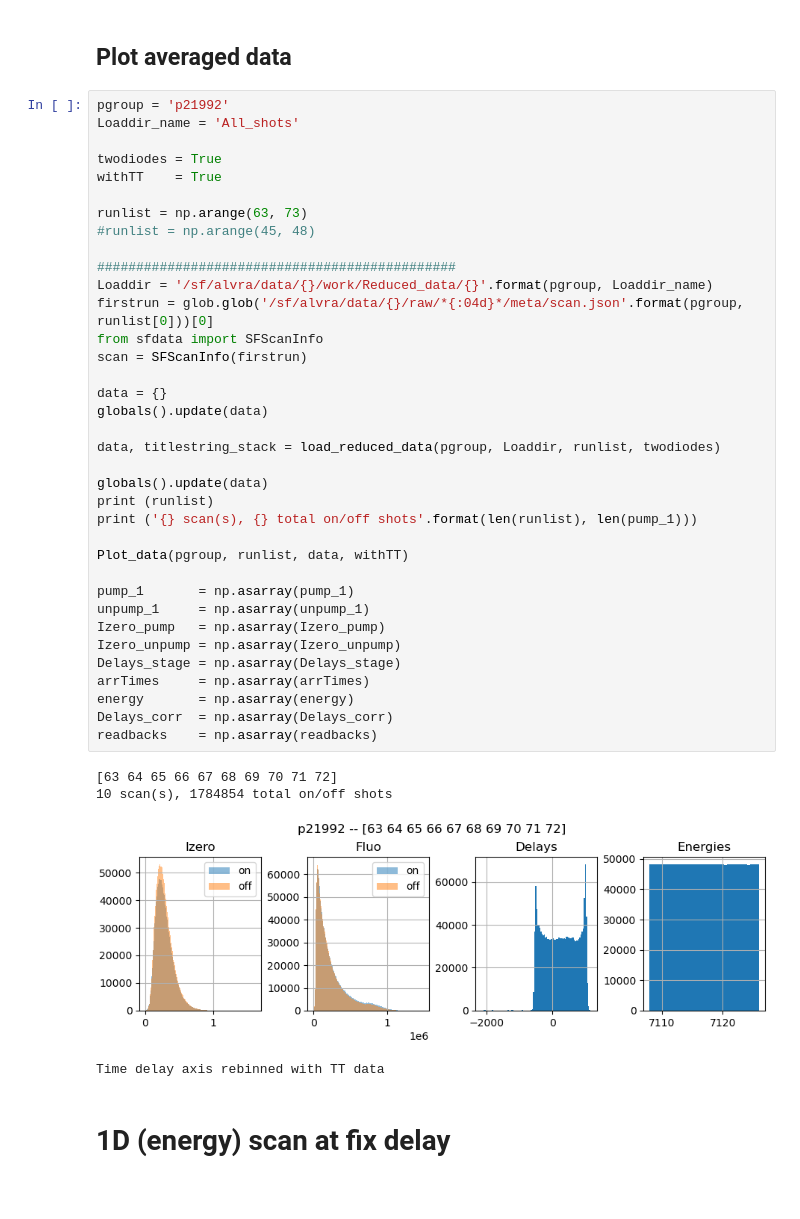
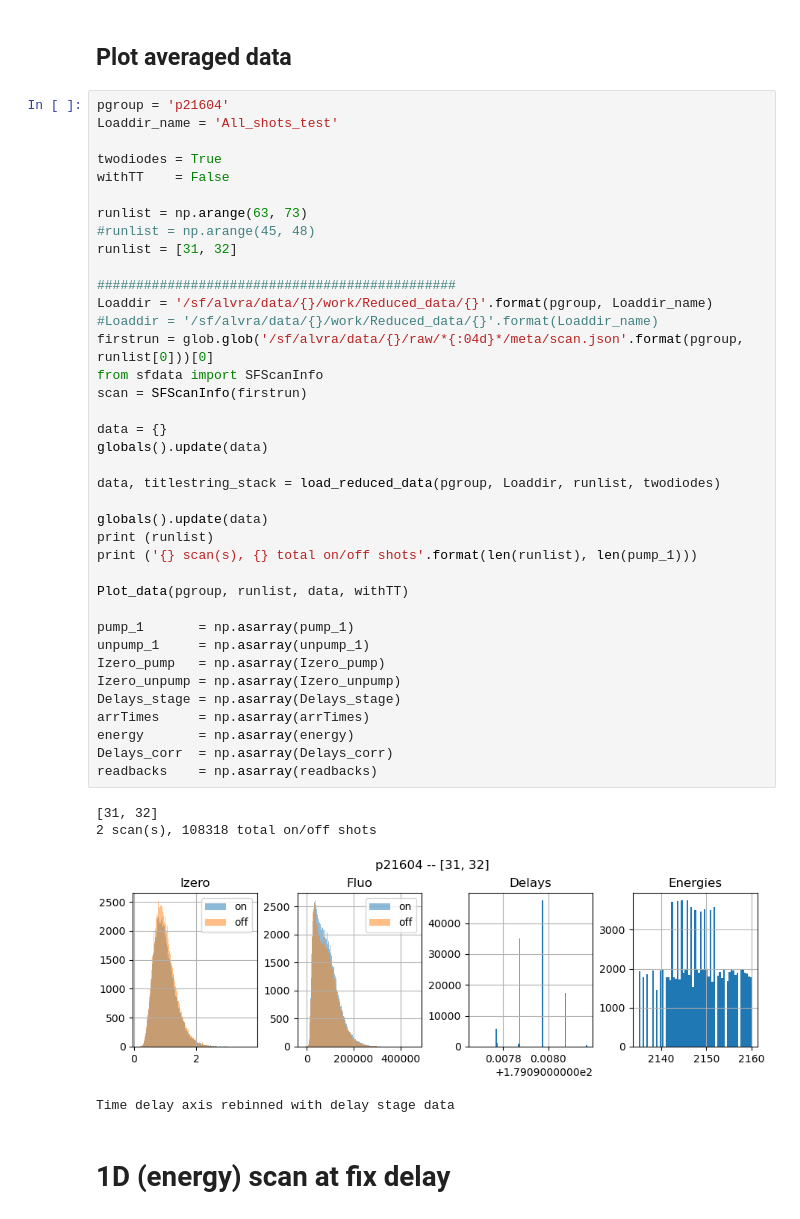
Before and after one commit to paulscherrerinstitute/alvra_beamline_scripts, a Jupyter notebook: Plotting_XANES.ipynb, the cells around one changed output. Cells and saved outputs as stored; diff of their text form.

```diff
--- a/Plotting_XANES.ipynb
+++ b/Plotting_XANES.ipynb
@@ -21,46 +21,48 @@ warnings.filterwarnings('ignore')
 <a id='averaged_XAS'></a>
 ## Plot averaged data
 # %%
-pgroup = 'p21992'
-Loaddir_name = 'All_shots'
+pgroup = 'p21604'
+Loaddir_name = 'All_shots_test'
 
 twodiodes = True
-withTT    = True
+withTT    = False
 
 runlist = np.arange(63, 73)
 #runlist = np.arange(45, 48)
+runlist = [31, 32]
 
 ##############################################
 Loaddir = '/sf/alvra/data/{}/work/Reduced_data/{}'.format(pgroup, Loaddir_name)
+#Loaddir = '/sf/alvra/data/{}/work/Reduced_data/{}'.format(Loaddir_name)
 firstrun = glob.glob('/sf/alvra/data/{}/raw/*{:04d}*/meta/scan.json'.format(pgroup, runlist[0]))[0]
 from sfdata import SFScanInfo
 scan = SFScanInfo(firstrun)
 
 data = {}
 globals().update(data)
 
 data, titlestring_stack = load_reduced_data(pgroup, Loaddir, runlist, twodiodes)
 
 globals().update(data)
 print (runlist)
 print ('{} scan(s), {} total on/off shots'.format(len(runlist), len(pump_1)))
 
 Plot_data(pgroup, runlist, data, withTT)
 
 pump_1       = np.asarray(pump_1)
 unpump_1     = np.asarray(unpump_1)
 Izero_pump   = np.asarray(Izero_pump)
 Izero_unpump = np.asarray(Izero_unpump)
 Delays_stage = np.asarray(Delays_stage)
 arrTimes     = np.asarray(arrTimes)
 energy       = np.asarray(energy)
 Delays_corr  = np.asarray(Delays_corr)
 readbacks    = np.asarray(readbacks)
 # %% [output]
-[63 64 65 66 67 68 69 70 71 72]
-10 scan(s), 1784854 total on/off shots
+[31, 32]
+2 scan(s), 108318 total on/off shots
-[figure, old version]
+[figure, new version]
-Time delay axis rebinned with TT data
+Time delay axis rebinned with delay stage data
 # %% [markdown]
 # 1D (energy) scan at fix delay
 # %%
```
Also changed, not shown: parts of 9 cells of this notebook, 2 other files.
